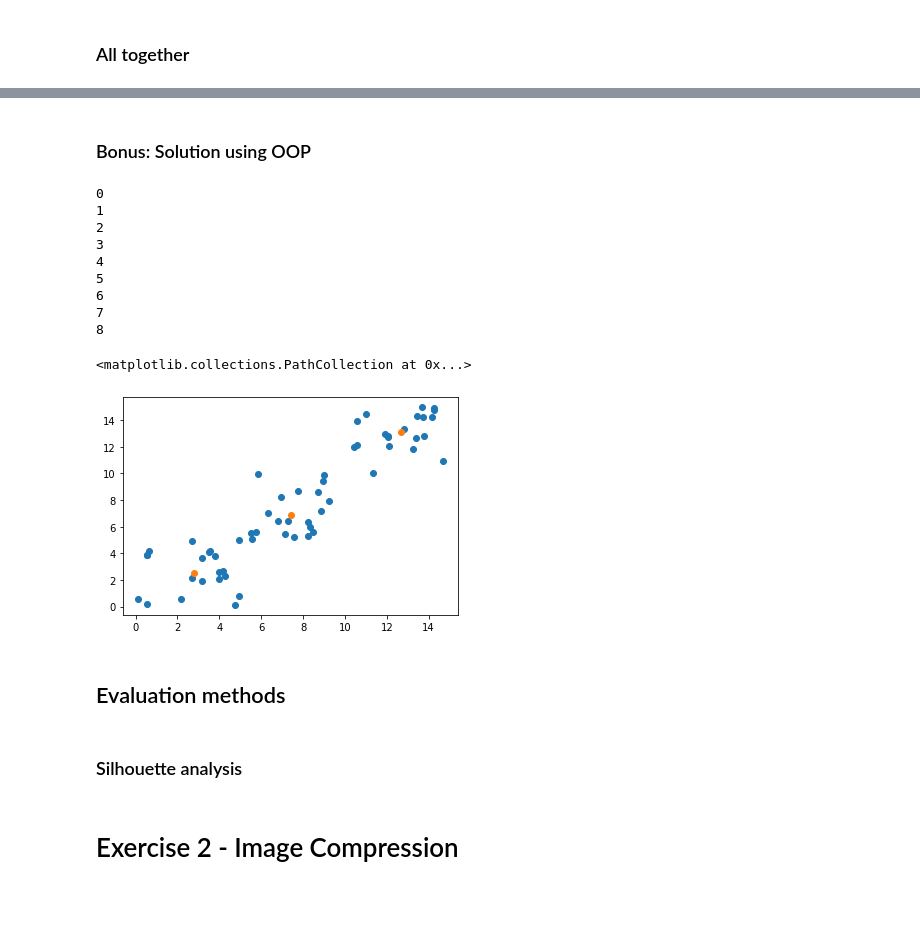
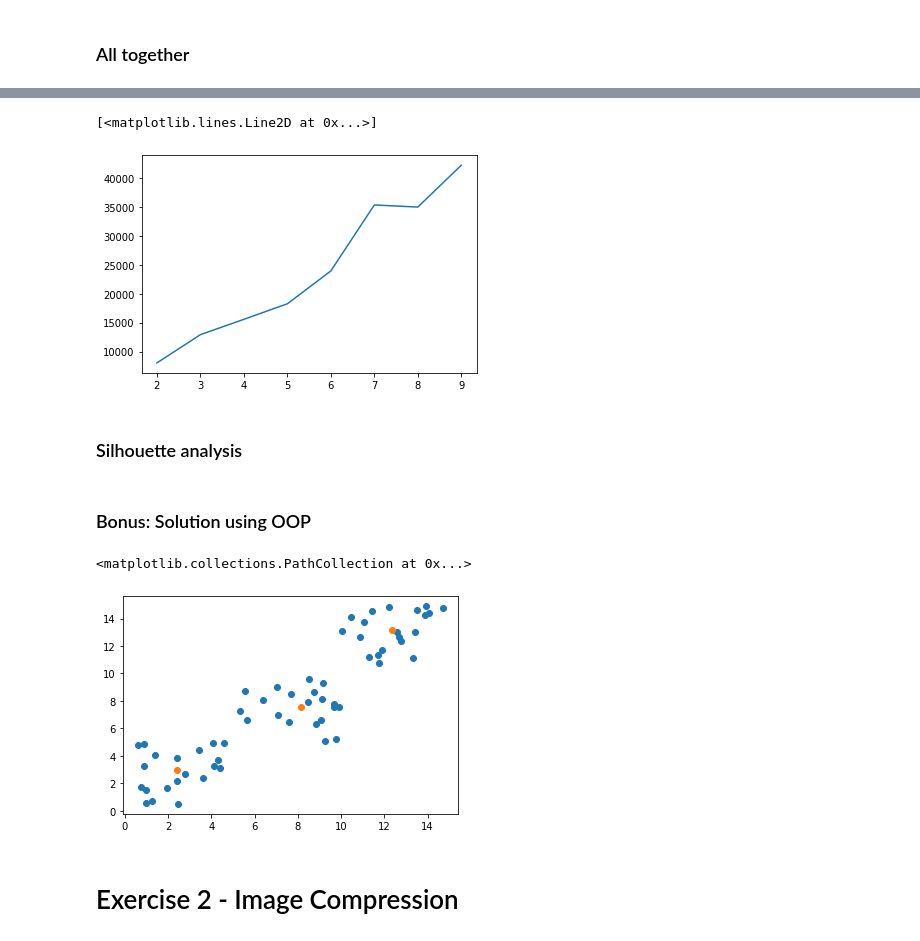
Before and after one commit to MPA-MLF/Exercises, a Jupyter notebook: Lab_02/Lab_02_complete.ipynb, the cells around one changed output, grey strips where cells are left out. Cells and saved outputs as stored; diff of their text form; code cells hidden in the pictures; blank space fills up the shorter version.

```diff
--- a/Lab_02/Lab_02_complete.ipynb
+++ b/Lab_02/Lab_02_complete.ipynb
@@ -172,0 +188,7 @@ plt.scatter(centroids[:,0].T,centroids[:,1].T)
+# %%
+k_all = range(2, 10)
+all_objective = []
+
+for n_of_cluster in k_all:
+    _, objective = fit(points, n_of_cluster, n_of_iterations)
+    all_objective.append(objective)
@@ -173,3 +204,11 @@ plt.scatter(centroids[:,0].T,centroids[:,1].T)
+# %%
+plt.figure()
+plt.plot(k_all, all_objective)
+# %% [output]
+[<matplotlib.lines.Line2D at 0x...>]
+[figure, added]
+# %% [markdown]
+### Silhouette analysis
 # %% [markdown]
 ### Bonus: Solution using OOP
 # %%
@@ -231,24 +269,11 @@ points = np.random.rand(n_of_points,2) * 5
 points = split_points(points, 3)
 # %%
 kmeans = KmeansAlgo(k)
-centroids = kmeans.fit(points, n_of_iterations)
+centroids, _ = kmeans.fit(points, n_of_iterations)
 
 plt.figure()
 plt.scatter(points[:,0], points[:,1])
 plt.scatter(centroids[:,0], centroids[:,1])
 # %% [output]
-0
-1
-2
-3
-4
-5
-6
-7
-8
+<matplotlib.collections.PathCollection at 0x...>
-<matplotlib.collections.PathCollection at 0x...>
-[figure, old version]
+[figure, new version]
-# %% [markdown]
-## Evaluation methods
-# %% [markdown]
-### Silhouette analysis
```
Also changed, not shown: parts of 8 cells of this notebook.
